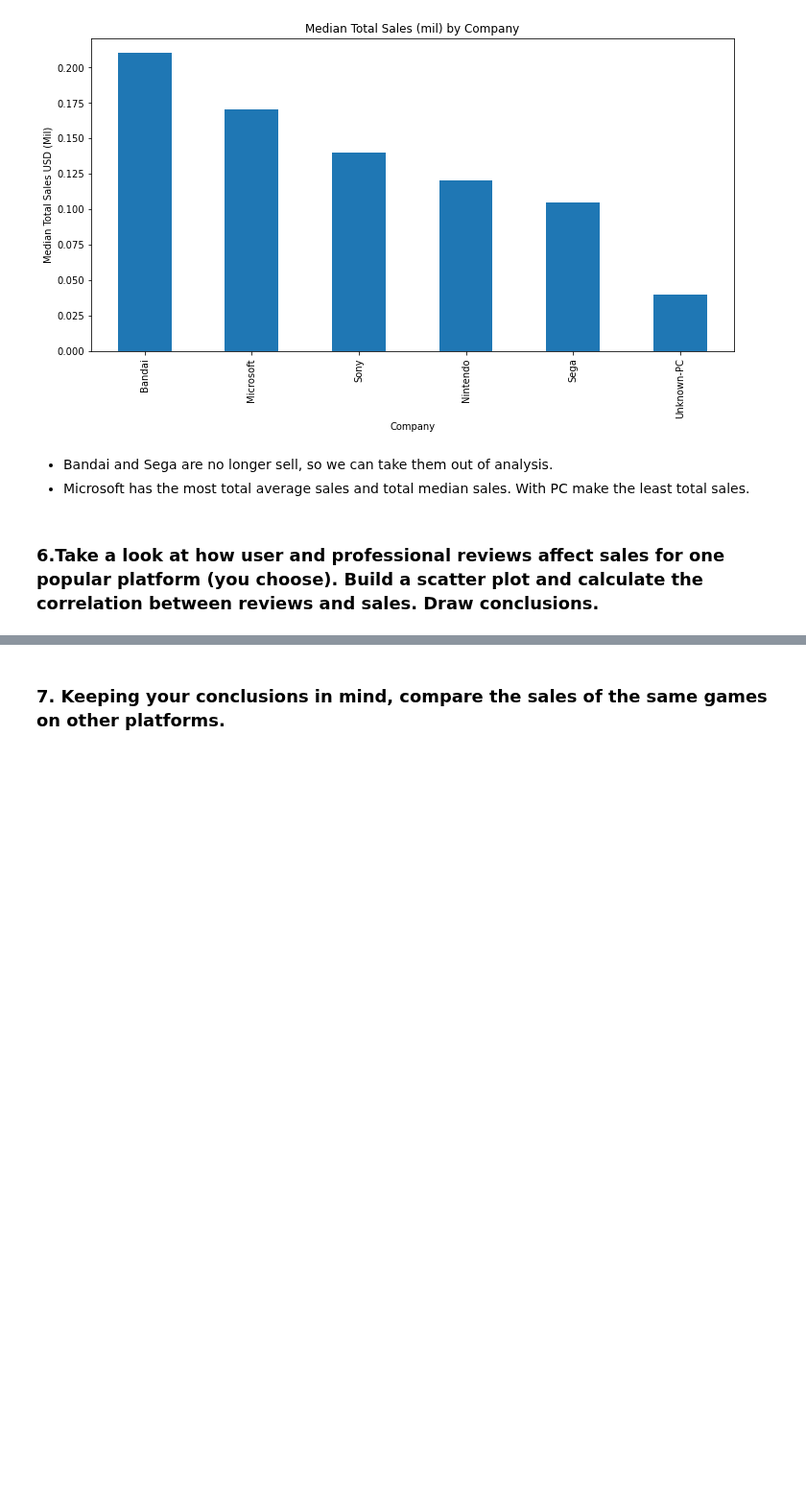
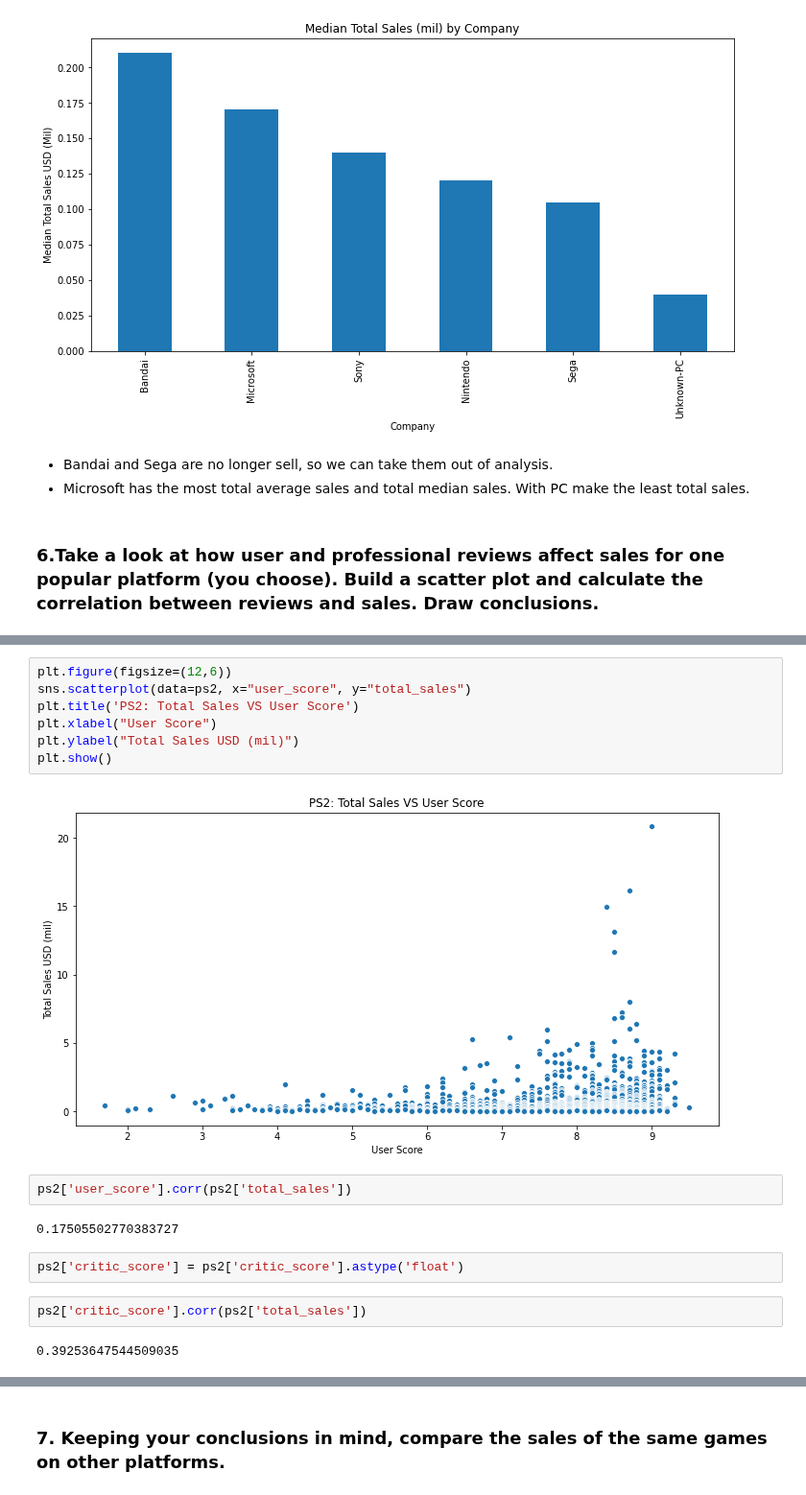
Before and after one commit to rainbowmoonlight/Yandex_Practicum_Projects, a Jupyter notebook: 04 Online Video Game Store Campaign/Online Video Game Store Campaign.ipynb, the cells around one changed output, grey strips where cells are left out. Shown at 96% size. Drawn from its saved outputs; the diff is of its cells as text; blank space fills up the shorter version.

```diff
--- a/04 Online Video Game Store Campaign/Online Video Game Store Campaign.ipynb
+++ b/04 Online Video Game Store Campaign/Online Video Game Store Campaign.ipynb
@@ -1072,0 +1094,19 @@ plt.show()
+# %%
+plt.figure(figsize=(12,6))
+sns.scatterplot(data=ps2, x="user_score", y="total_sales")
+plt.title('PS2: Total Sales VS User Score')
+plt.xlabel("User Score")
+plt.ylabel("Total Sales USD (mil)")
+plt.show()
+# %% [output]
+[figure, added]
+# %%
+ps2['user_score'].corr(ps2['total_sales'])
+# %% [output]
+0.17505502770383727
+# %%
+ps2['critic_score'] = ps2['critic_score'].astype('float')
+# %%
+ps2['critic_score'].corr(ps2['total_sales'])
+# %% [output]
+0.39253647544509035
```
Also changed, not shown: parts of 31 cells of this notebook.
